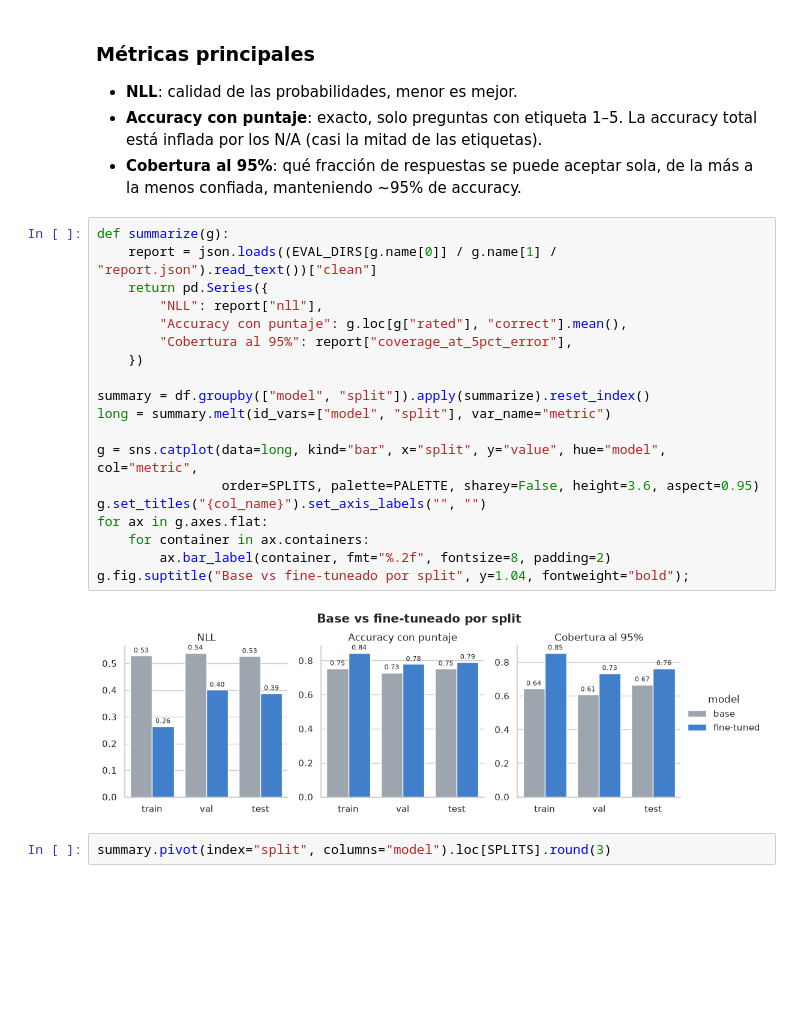
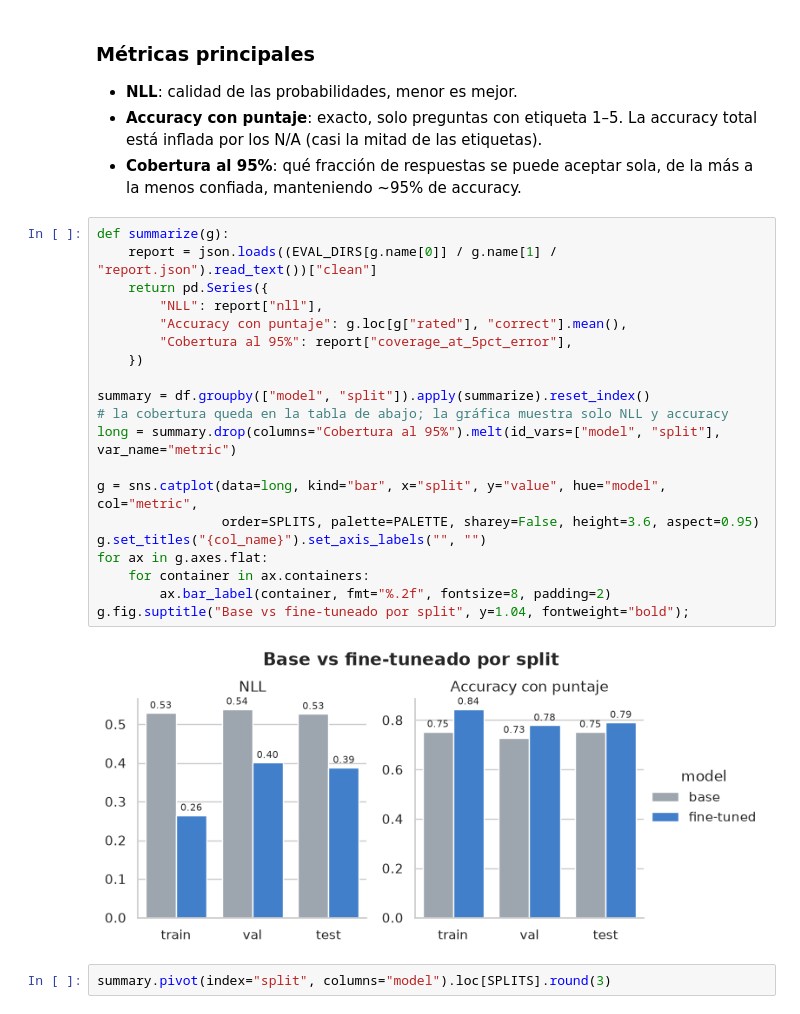
Before and after one commit to dimy20/reviews-aa, a Jupyter notebook: notebooks/06_kev_eval/finetune_results.ipynb, the cells around one changed output. Saved outputs shown, nothing was run; the diff lists cells and outputs as text; blank space fills up the shorter version.

```diff
--- a/notebooks/06_kev_eval/finetune_results.ipynb
+++ b/notebooks/06_kev_eval/finetune_results.ipynb
@@ -99,24 +99,25 @@ df.groupby(["split", "model"], sort=False).size().unstack().loc[SPLITS]
 # %%
 def summarize(g):
     report = json.loads((EVAL_DIRS[g.name[0]] / g.name[1] / "report.json").read_text())["clean"]
     return pd.Series({
         "NLL": report["nll"],
         "Accuracy con puntaje": g.loc[g["rated"], "correct"].mean(),
         "Cobertura al 95%": report["coverage_at_5pct_error"],
     })
 
 summary = df.groupby(["model", "split"]).apply(summarize).reset_index()
-long = summary.melt(id_vars=["model", "split"], var_name="metric")
+# la cobertura queda en la tabla de abajo; la gráfica muestra solo NLL y accuracy
+long = summary.drop(columns="Cobertura al 95%").melt(id_vars=["model", "split"], var_name="metric")
 
 g = sns.catplot(data=long, kind="bar", x="split", y="value", hue="model", col="metric",
                 order=SPLITS, palette=PALETTE, sharey=False, height=3.6, aspect=0.95)
 g.set_titles("{col_name}").set_axis_labels("", "")
 for ax in g.axes.flat:
     for container in ax.containers:
         ax.bar_label(container, fmt="%.2f", fontsize=8, padding=2)
 g.fig.suptitle("Base vs fine-tuneado por split", y=1.04, fontweight="bold");
 # %% [output]
-[figure, old version]
+[figure, new version]
 # %%
 summary.pivot(index="split", columns="model").loc[SPLITS].round(3)
 # %% [output]
```
Also changed, not shown: parts of 4 cells of this notebook, 1 other file.
